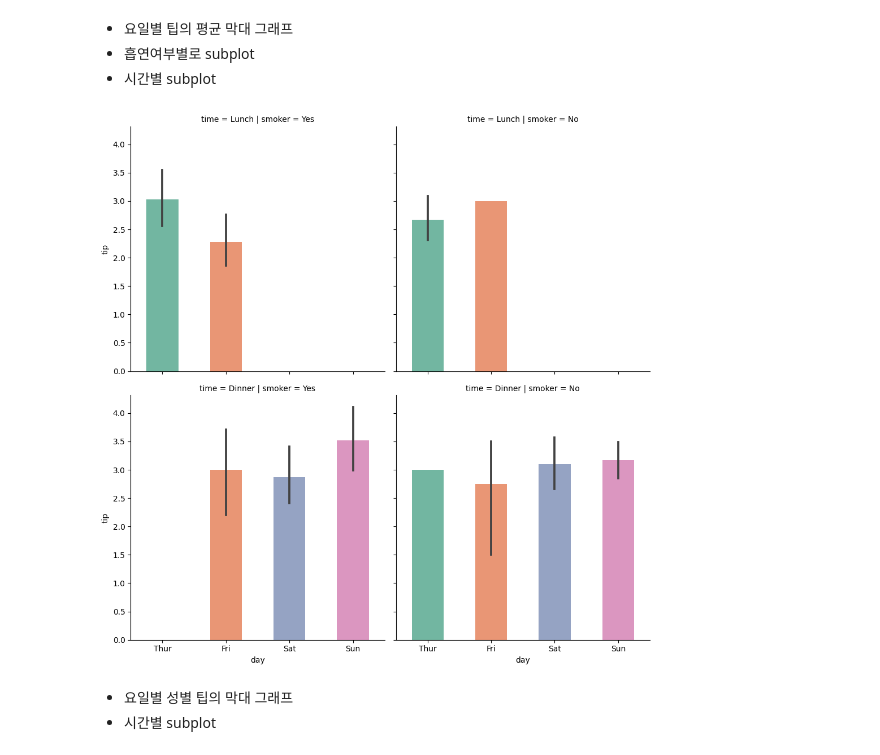
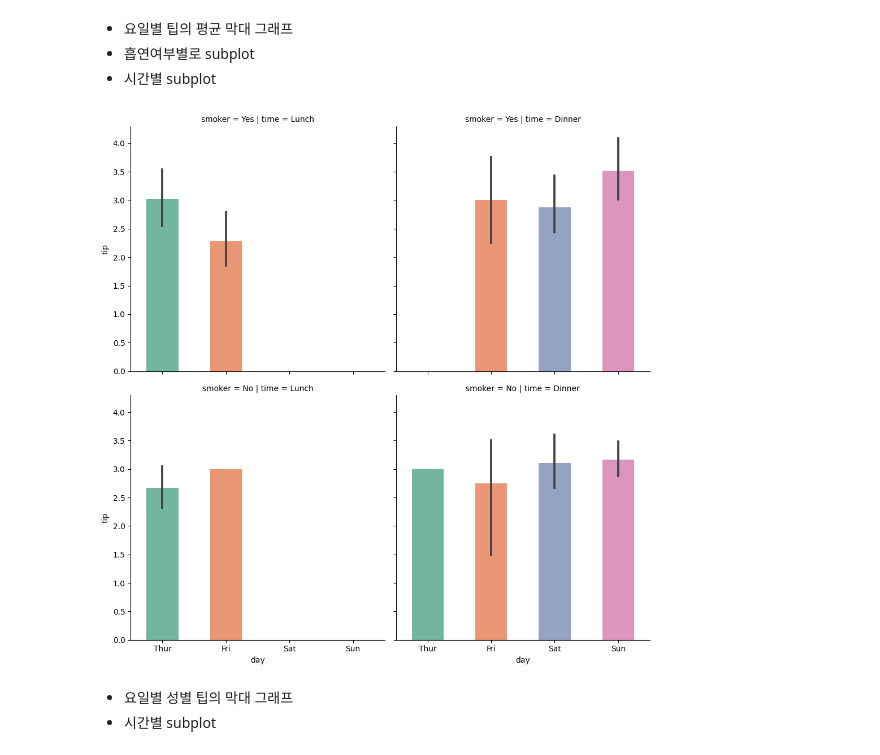
Before and after one commit to unit9090/Colab_Note, a Jupyter notebook: py17_seaborn.ipynb, the cells around one changed output. Drawn from its saved outputs; the diff is of its cells as text; code cells hidden in the pictures.

```diff
--- a/py17_seaborn.ipynb
+++ b/py17_seaborn.ipynb
@@ -405,18 +405,18 @@ plt.show()
 # %%
 sns.catplot(
     data = tips,
     x = 'day',
     y = 'tip',
-    col = 'smoker',
-    row = 'time',
+    row = 'smoker',
+    col = 'time',
     kind = 'bar',
     palette = 'Set2',
     width = 0.5
 )
 
 plt.show()
 # %% [output]
-[figure, old version]
+[figure, new version]
 # %% [markdown]
 * 요일별 성별 팁의 막대 그래프
 * 시간별 subplot
```
